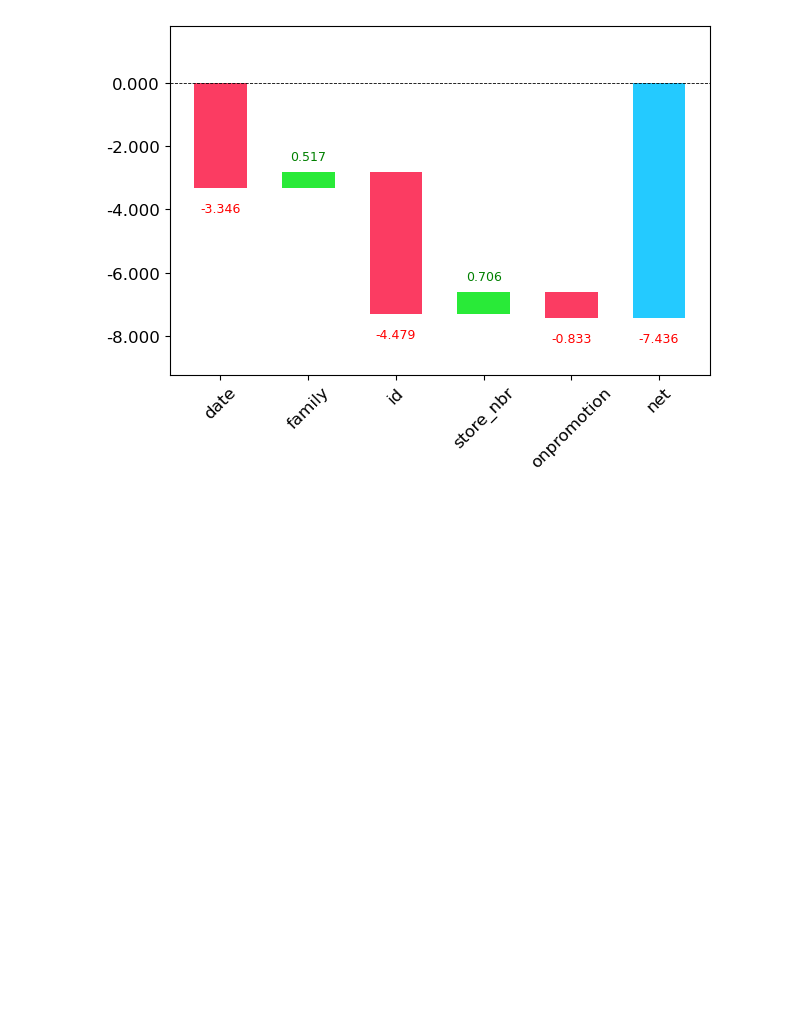
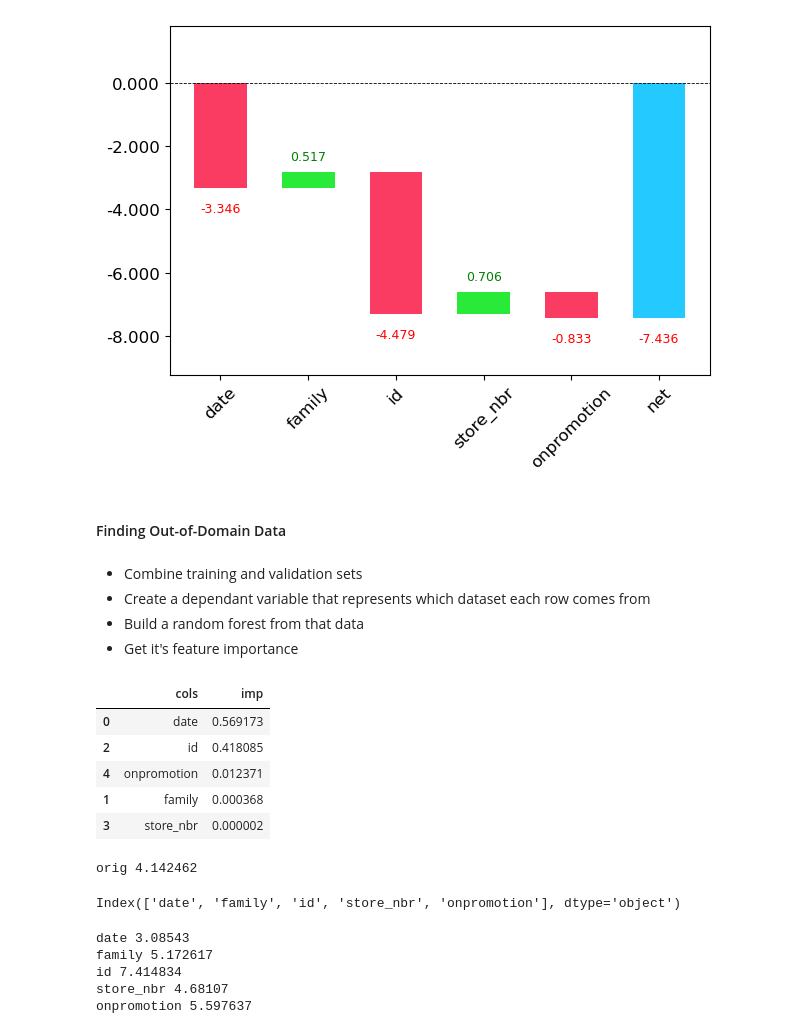
Before and after one commit to peterbull/store-sales-ml, a Jupyter notebook: store_sales.ipynb, the cells around one changed output. Saved outputs shown, nothing was run; the diff lists cells and outputs as text; code cells hidden in the pictures; blank space fills up the shorter version.

Commit message:
check for out of domain data

```diff
--- a/store_sales.ipynb
+++ b/store_sales.ipynb
@@ -535,3 +535,44 @@ prediction[0], bias[0], contributions[0].sum()
 waterfall_chart.plot(xs.columns, contributions[0], rotation_value=45, formatting='{:,.3f}');
 # %% [output]
 [figure]
+# %% [markdown]
+#### Finding Out-of-Domain Data
+# %% [markdown]
+- Combine training and validation sets
+- Create a dependant variable that represents which dataset each row comes from
+- Build a random forest from that data
+- Get it's feature importance
+# %%
+df_dom = pd.concat([xs, valid_xs])
+# %%
+is_valid = np.array([0]*len(xs) + [1]*len(valid_xs))
+# %%
+m = rf(df_dom, is_valid)
+# %%
+rf_feat_importance(m, df_dom)
+# %% [output]
+|  | cols | imp |
+| 0 | date | 0.569173 |
+| 2 | id | 0.418085 |
+| 4 | onpromotion | 0.012371 |
+| 1 | family | 0.000368 |
+| 3 | store_nbr | 0.000002 |
+# %%
+m = rf(xs, y)
+print('orig', m_rmse(m, valid_xs, valid_y))
+# %% [output]
+orig 4.142462
+# %%
+xs.columns
+# %% [output]
+Index(['date', 'family', 'id', 'store_nbr', 'onpromotion'], dtype='object')
+# %%
+for c in xs.columns:
+    m = rf(xs.drop(c, axis=1), y)
+    print(c, m_rmse(m, valid_xs.drop(c, axis=1), valid_y))
+# %% [output]
+date 3.08543
+family 5.172617
+id 7.414834
+store_nbr 4.68107
+onpromotion 5.597637
```
